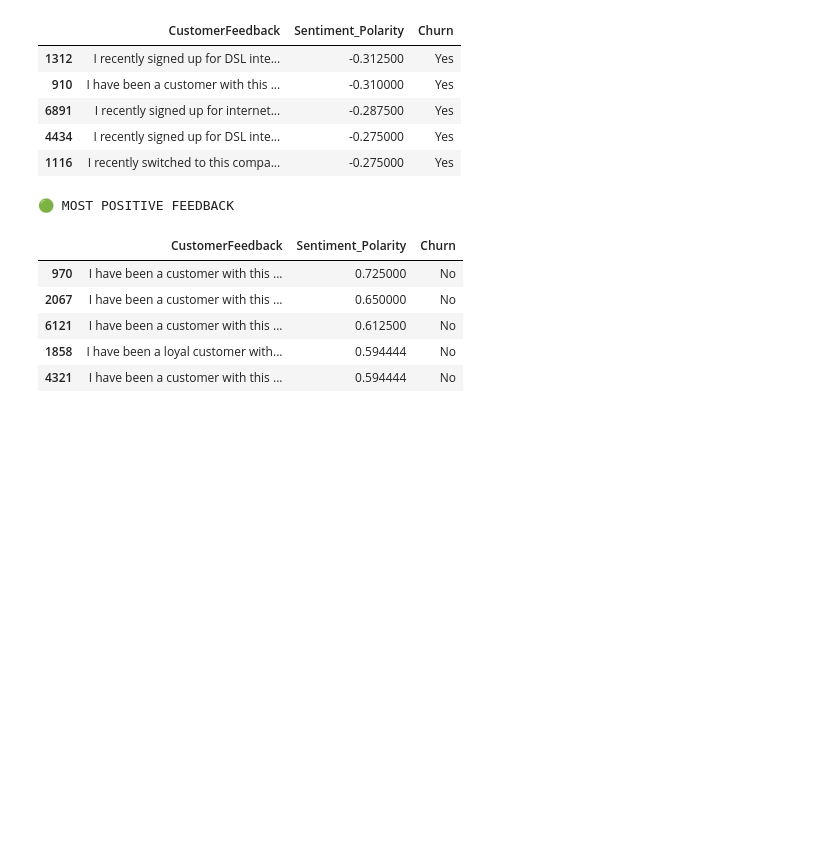
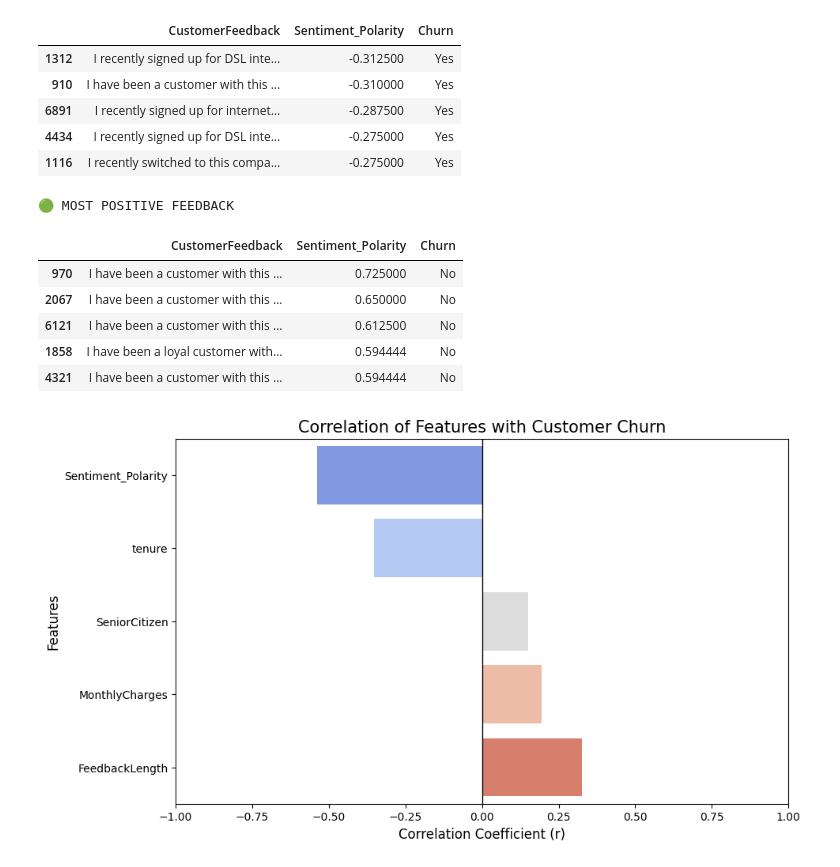
Before and after one commit to priyankavasavada/churn-ai-project, a Jupyter notebook: data_analysis.ipynb, the cells around one changed output. Cells and saved outputs as stored; diff of their text form; code cells hidden in the pictures; blank space fills up the shorter version.

```diff
--- a/data_analysis.ipynb
+++ b/data_analysis.ipynb
@@ -153,0 +155,3 @@ df.head()
+# %%
+df['FeedbackLength'] = df['CustomerFeedback'].str.len()
+df['FeedbackLength'].describe()
@@ -213,3 +234,19 @@ display(top_positive.style.background_gradient(cmap='Greens', subset=['Sentiment
 | 6121 | I have been a customer with this ... | 0.612500 | No |
 | 1858 | I have been a loyal customer with... | 0.594444 | No |
 | 4321 | I have been a customer with this ... | 0.594444 | No |
+# %%
+df['Churn_numeric'] = df['Churn'].map({'Yes': 1, 'No': 0})
+features = ['SeniorCitizen', 'tenure', 'MonthlyCharges', 'FeedbackLength', 'Sentiment_Polarity']
+correlations = df[features + ['Churn_numeric']].corr()['Churn_numeric'].drop('Churn_numeric').sort_values()
+# %%
+plt.figure(figsize=(10, 6))
+sns.barplot(x=correlations.values, y=correlations.index, palette='coolwarm')
+
+plt.title('Correlation of Features with Customer Churn', fontsize=15)
+plt.xlabel('Correlation Coefficient (r)', fontsize=12)
+plt.ylabel('Features', fontsize=12)
+plt.xlim(-1, 1)
+plt.axvline(0, color='black', lw=1) # Add a vertical line at 0
+plt.show()
+# %% [output]
+[figure, added]
```
Also changed, not shown: parts of 12 cells of this notebook.
